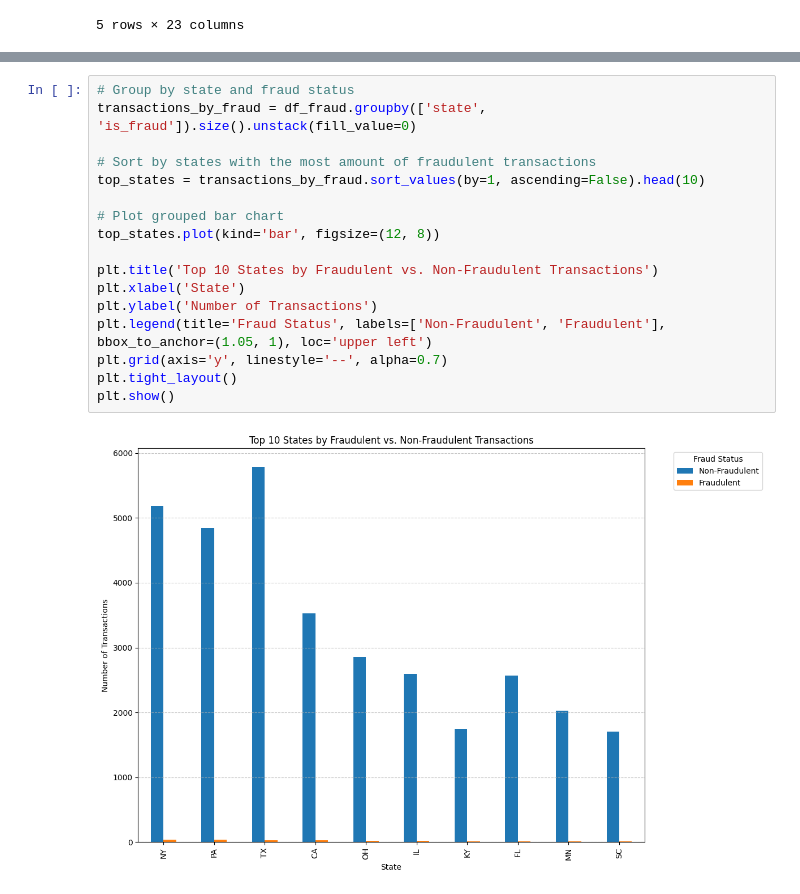
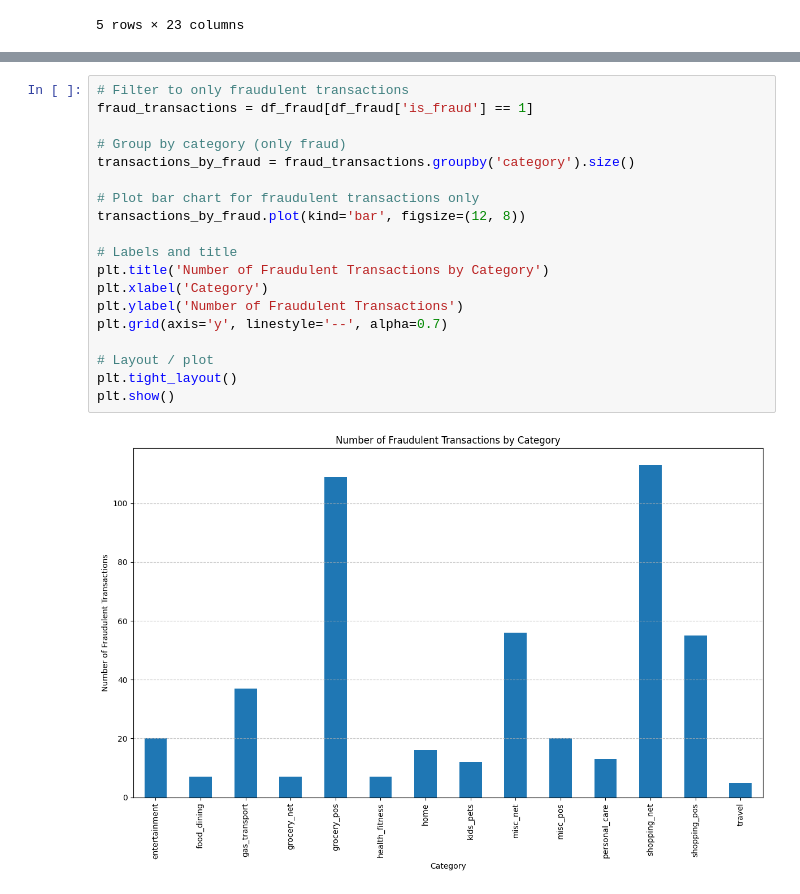
Before and after one commit to makenna-e/bu-cds-dx699s-summer-2025-assignments, a Jupyter notebook: OMDS-ModB2-Week12-Ehrlich-Makenna.ipynb, the cells around one changed output, grey strips where cells are left out. Saved outputs shown, nothing was run; the diff lists cells and outputs as text.

```diff
--- a/OMDS-ModB2-Week12-Ehrlich-Makenna.ipynb
+++ b/OMDS-ModB2-Week12-Ehrlich-Makenna.ipynb
@@ -76,22 +75,24 @@ plt.tight_layout()
 plt.show()
 # %% [output]
 [figure]
-# %%
-# Group by state and fraud status
-transactions_by_fraud = df_fraud.groupby(['state', 'is_fraud']).size().unstack(fill_value=0)
-
-# Sort by states with the most amount of fraudulent transactions
-top_states = transactions_by_fraud.sort_values(by=1, ascending=False).head(10)
-
-# Plot grouped bar chart
-top_states.plot(kind='bar', figsize=(12, 8))
-
-plt.title('Top 10 States by Fraudulent vs. Non-Fraudulent Transactions')
-plt.xlabel('State')
-plt.ylabel('Number of Transactions')
-plt.legend(title='Fraud Status', labels=['Non-Fraudulent', 'Fraudulent'], bbox_to_anchor=(1.05, 1), loc='upper left')
-plt.grid(axis='y', linestyle='--', alpha=0.7)
-plt.tight_layout()
-plt.show()
-# %% [output]
-[figure, removed]
+# %%
+# Filter to only fraudulent transactions
+fraud_transactions = df_fraud[df_fraud['is_fraud'] == 1]
+
+# Group by category (only fraud)
+transactions_by_fraud = fraud_transactions.groupby('category').size()
+
+# Plot bar chart for fraudulent transactions only
+transactions_by_fraud.plot(kind='bar', figsize=(12, 8))
+
+# Labels and title
+plt.title('Number of Fraudulent Transactions by Category')
+plt.xlabel('Category')
+plt.ylabel('Number of Fraudulent Transactions')
+plt.grid(axis='y', linestyle='--', alpha=0.7)
+
+# Layout / plot
+plt.tight_layout()
+plt.show()
+# %% [output]
+[figure, added]
```
Also changed, not shown: parts of 6 cells of this notebook.
